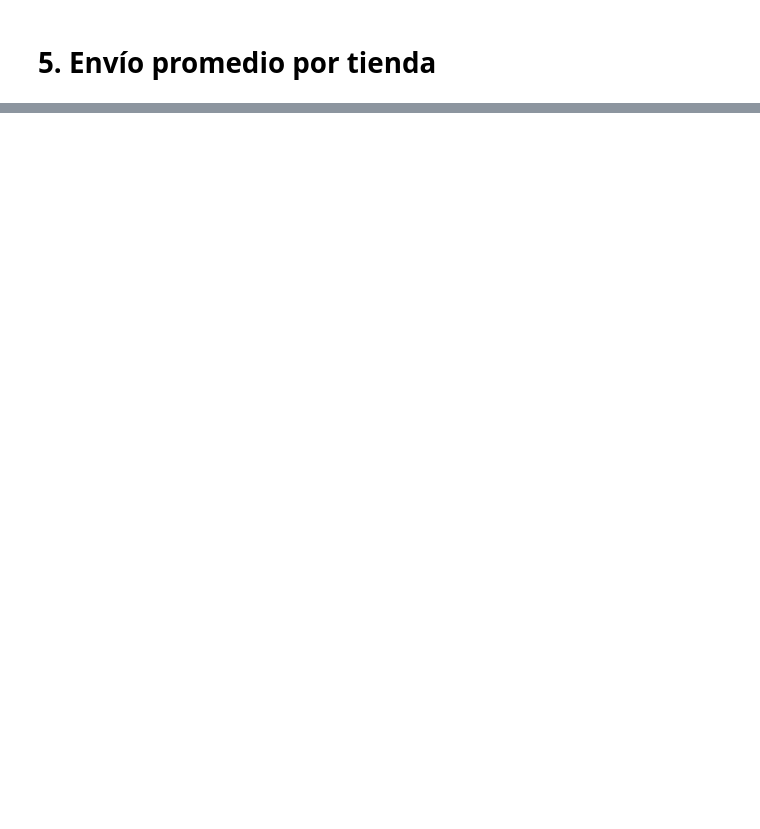
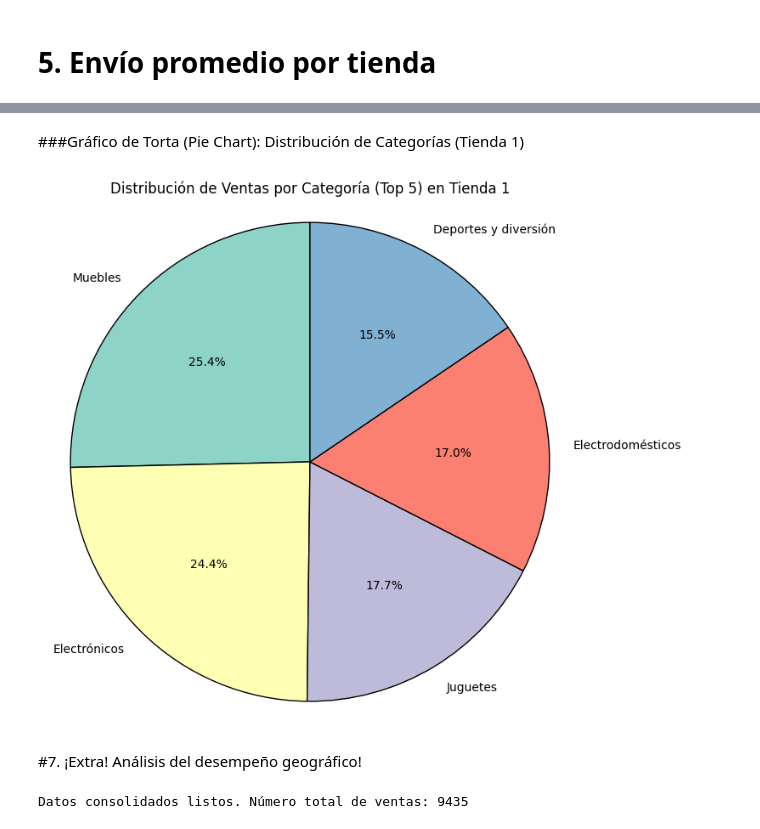
Before and after one commit to Roberick/Alura-Store_Latam-Challenge, a Jupyter notebook: AluraStoreLatam.ipynb, the cells around one changed output, grey strips where cells are left out. Drawn from its saved outputs; the diff is of its cells as text; code cells hidden in the pictures; blank space fills up the shorter version.

```diff
--- a/AluraStoreLatam.ipynb
+++ b/AluraStoreLatam.ipynb
@@ -185,0 +365,36 @@ La Calificación Promedio de la Tienda 4 es: 4.00
+# %% [markdown]
+###Gráfico de Torta (Pie Chart): Distribución de Categorías (Tienda 1)
+# %%
+# 1. Seleccionar la top 5 de categorías más vendidas de la Tienda 1
+# Nota: La variable productos_tienda1 ya se generó en el paso 2
+top_5_categorias_t1 = productos_tienda1.head(5)
+
+# 2. Creación del gráfico de torta
+plt.figure(figsize=(8, 8))
+plt.pie(
+    top_5_categorias_t1,
+    labels=top_5_categorias_t1.index,
+    autopct='%1.1f%%', # Formato para mostrar porcentajes
+    startangle=90,
+    colors=plt.cm.Set3.colors, # Uso de un mapa de colores
+    wedgeprops={'edgecolor': 'black'}
+)
+
+# 3. Título
+plt.title('Distribución de Ventas por Categoría (Top 5) en Tienda 1')
+plt.axis('equal') # Asegura que el gráfico de torta sea circular
+plt.show()
+# %% [output]
+[figure, added]
+# %% [markdown]
+#7. ¡Extra! Análisis del desempeño geográfico!
+# %%
+# Lista de todos los DataFrames de las tiendas
+lista_tiendas = [tienda, tienda2, tienda3, tienda4]
+
+# Combinar todos los DataFrames en un solo DataFrame maestro
+ventas_consolidadas = pd.concat(lista_tiendas, ignore_index=True)
+
+print("Datos consolidados listos. Número total de ventas:", len(ventas_consolidadas))
+# %% [output]
+Datos consolidados listos. Número total de ventas: 9435
```
Also changed, not shown: parts of 15 cells of this notebook.
